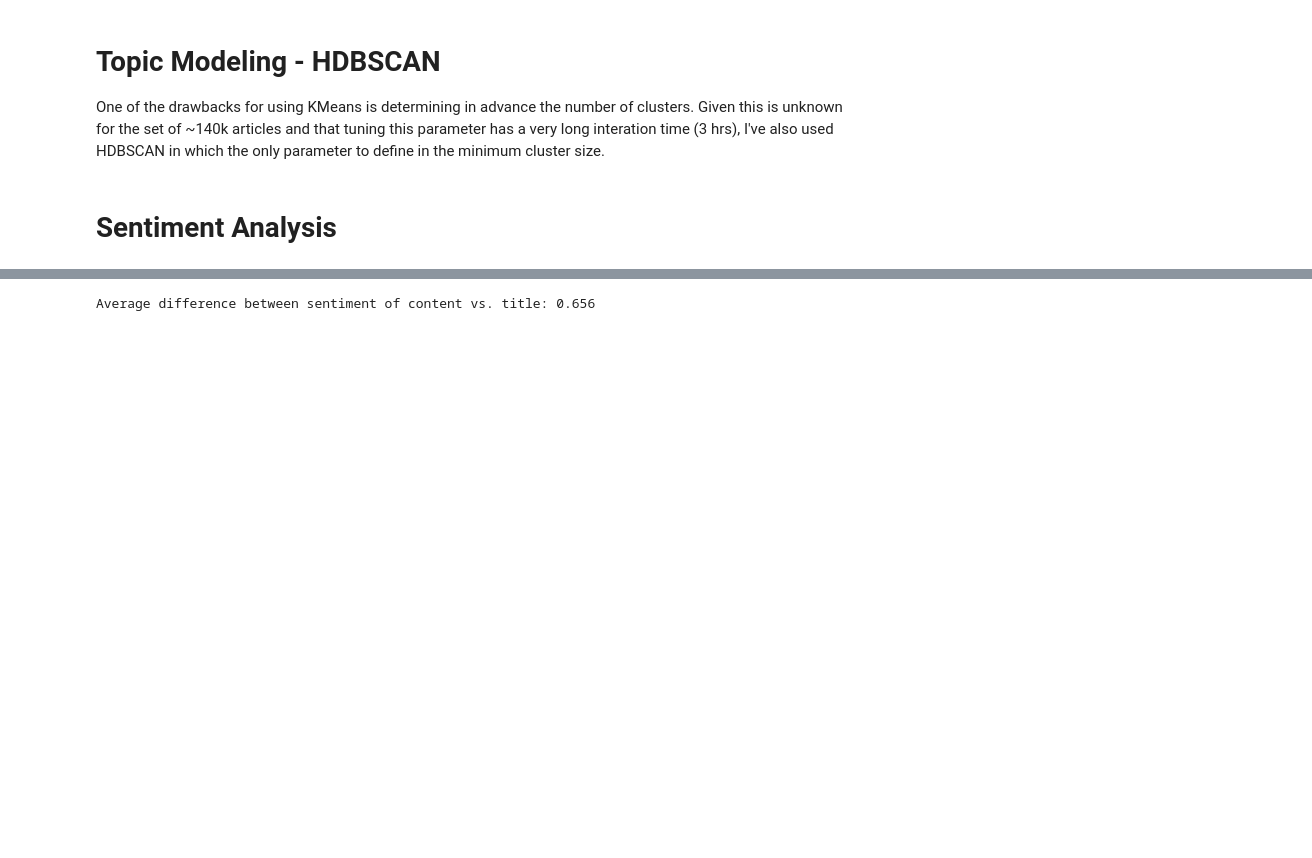
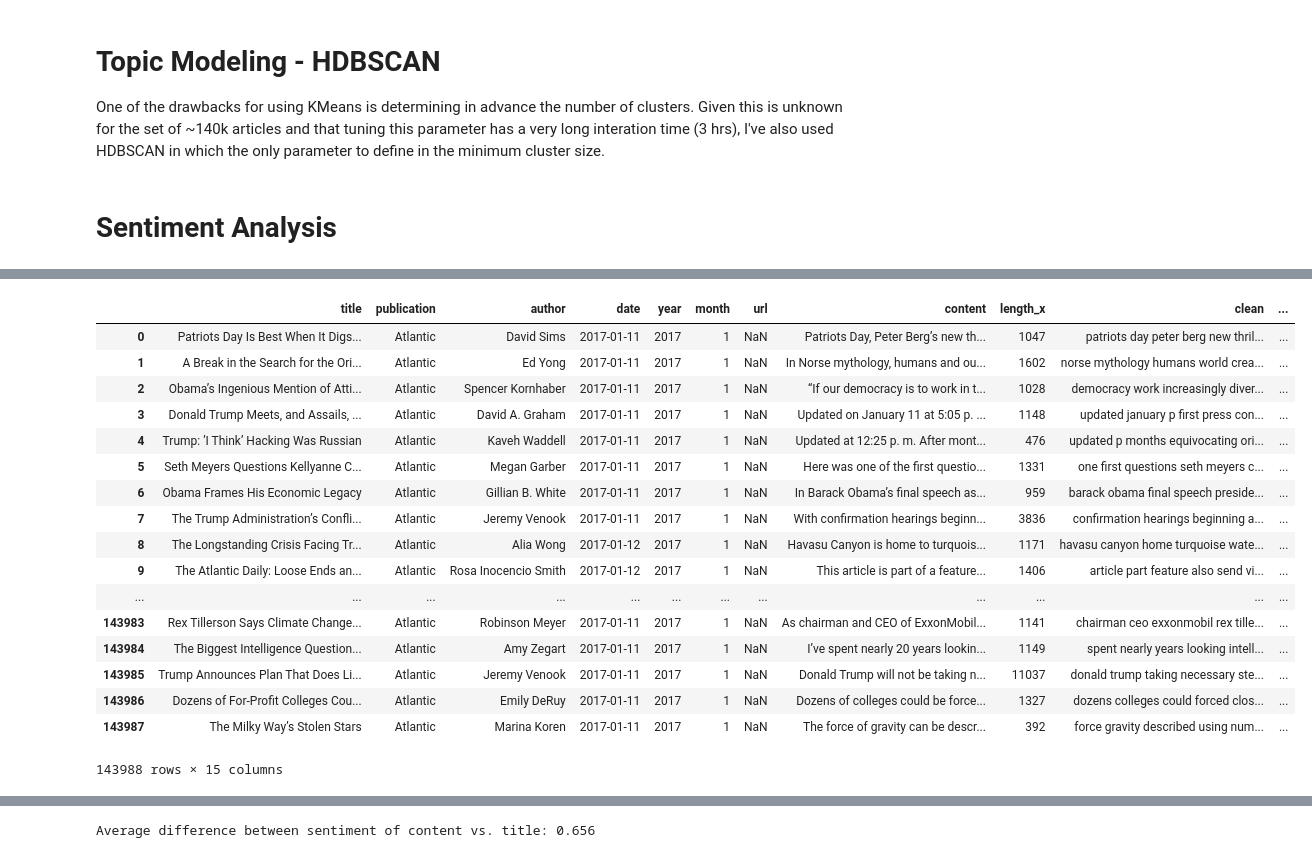
Before and after one commit to ibury08/news_bias, a Jupyter notebook: notebooks/news_bias.ipynb, the cells around one changed output, grey strips where cells are left out. Drawn from its saved outputs; the diff is of its cells as text; code cells hidden in the pictures; blank space fills up the shorter version.

```diff
--- a/notebooks/news_bias.ipynb
+++ b/notebooks/news_bias.ipynb
@@ -358,0 +363,21 @@ with open('/Users/ianbury/Desktop/capstone2/df_sentiment.pkl','rb') as f:
+# %%
+full_df.merge(df[['title','length']],how='left', on='title')
+# %% [output]
+|  | title | publication | author | date | year | month | url | content | length_x | clean | ... |
+| 0 | Patriots Day Is Best When It Digs... | Atlantic | David Sims | 2017-01-11 | 2017 | 1 | NaN | Patriots Day, Peter Berg’s new th... | 1047 | patriots day peter berg new thril... | ... |
+| 1 | A Break in the Search for the Ori... | Atlantic | Ed Yong | 2017-01-11 | 2017 | 1 | NaN | In Norse mythology, humans and ou... | 1602 | norse mythology humans world crea... | ... |
+| 2 | Obama’s Ingenious Mention of Atti... | Atlantic | Spencer Kornhaber | 2017-01-11 | 2017 | 1 | NaN | “If our democracy is to work in t... | 1028 | democracy work increasingly diver... | ... |
+| 3 | Donald Trump Meets, and Assails, ... | Atlantic | David A. Graham | 2017-01-11 | 2017 | 1 | NaN | Updated on January 11 at 5:05 p. ... | 1148 | updated january p first press con... | ... |
+| 4 | Trump: ’I Think’ Hacking Was Russian | Atlantic | Kaveh Waddell | 2017-01-11 | 2017 | 1 | NaN | Updated at 12:25 p. m. After mont... | 476 | updated p months equivocating ori... | ... |
+| 5 | Seth Meyers Questions Kellyanne C... | Atlantic | Megan Garber | 2017-01-11 | 2017 | 1 | NaN | Here was one of the first questio... | 1331 | one first questions seth meyers c... | ... |
+| 6 | Obama Frames His Economic Legacy | Atlantic | Gillian B. White | 2017-01-11 | 2017 | 1 | NaN | In Barack Obama’s final speech as... | 959 | barack obama final speech preside... | ... |
+| 7 | The Trump Administration’s Confli... | Atlantic | Jeremy Venook | 2017-01-11 | 2017 | 1 | NaN | With confirmation hearings beginn... | 3836 | confirmation hearings beginning a... | ... |
+| 8 | The Longstanding Crisis Facing Tr... | Atlantic | Alia Wong | 2017-01-12 | 2017 | 1 | NaN | Havasu Canyon is home to turquois... | 1171 | havasu canyon home turquoise wate... | ... |
+| 9 | The Atlantic Daily: Loose Ends an... | Atlantic | Rosa Inocencio Smith | 2017-01-12 | 2017 | 1 | NaN | This article is part of a feature... | 1406 | article part feature also send vi... | ... |
+| ... | ... | ... | ... | ... | ... | ... | ... | ... | ... | ... | ... |
+| 143983 | Rex Tillerson Says Climate Change... | Atlantic | Robinson Meyer | 2017-01-11 | 2017 | 1 | NaN | As chairman and CEO of ExxonMobil... | 1141 | chairman ceo exxonmobil rex tille... | ... |
+| 143984 | The Biggest Intelligence Question... | Atlantic | Amy Zegart | 2017-01-11 | 2017 | 1 | NaN | I’ve spent nearly 20 years lookin... | 1149 | spent nearly years looking intell... | ... |
+| 143985 | Trump Announces Plan That Does Li... | Atlantic | Jeremy Venook | 2017-01-11 | 2017 | 1 | NaN | Donald Trump will not be taking n... | 11037 | donald trump taking necessary ste... | ... |
+| 143986 | Dozens of For-Profit Colleges Cou... | Atlantic | Emily DeRuy | 2017-01-11 | 2017 | 1 | NaN | Dozens of colleges could be force... | 1327 | dozens colleges could forced clos... | ... |
+| 143987 | The Milky Way’s Stolen Stars | Atlantic | Marina Koren | 2017-01-11 | 2017 | 1 | NaN | The force of gravity can be descr... | 392 | force gravity described using num... | ... |
+143988 rows × 15 columns
```
Also changed, not shown: parts of 39 cells of this notebook.
